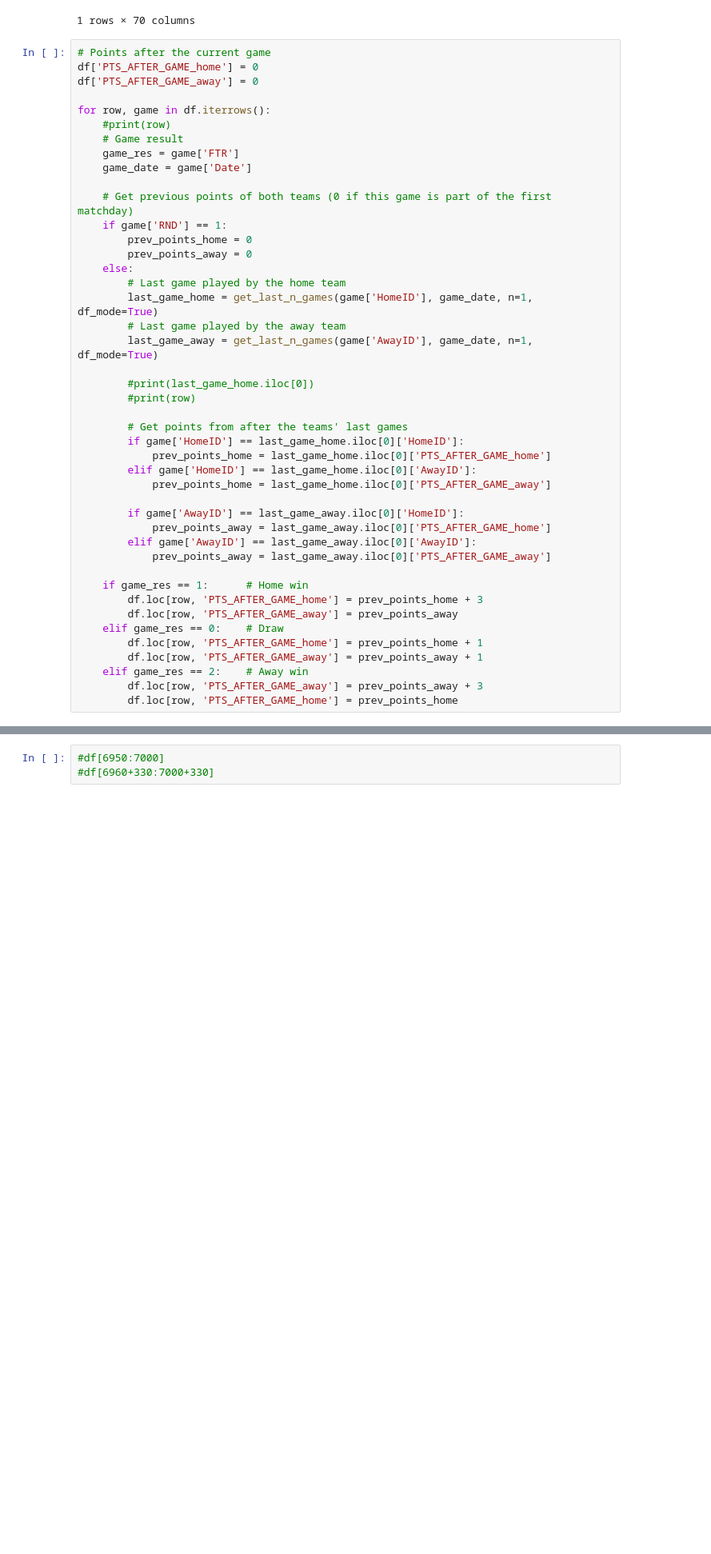
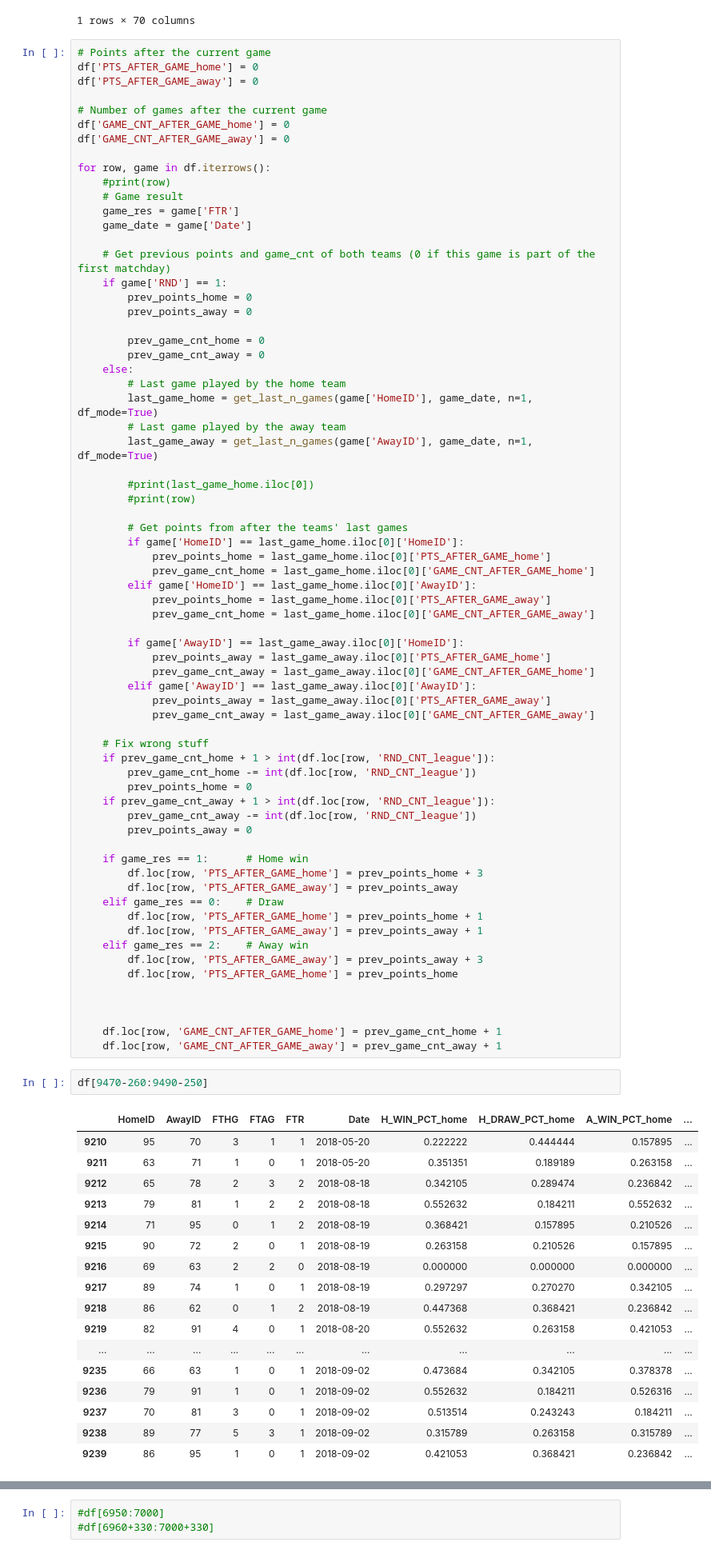
Before and after one commit to michapries/bachelors-thesis, a Jupyter notebook: data_extraction.ipynb, the cells around one changed output, grey strips where cells are left out. Shown at 80% size. Drawn from its saved outputs; the diff is of its cells as text; blank space fills up the shorter version.

```diff
--- a/data_extraction.ipynb
+++ b/data_extraction.ipynb
@@ -685,6 +712,10 @@ get_last_n_games(8, datetime.date(2010,8,22), n=1, df_mode=True)
 # Points after the current game
 df['PTS_AFTER_GAME_home'] = 0
 df['PTS_AFTER_GAME_away'] = 0
+
+# Number of games after the current game
+df['GAME_CNT_AFTER_GAME_home'] = 0
+df['GAME_CNT_AFTER_GAME_away'] = 0
 
 for row, game in df.iterrows():
     #print(row)
@@ -692,10 +723,13 @@ for row, game in df.iterrows():
     game_res = game['FTR']
     game_date = game['Date']
 
-    # Get previous points of both teams (0 if this game is part of the first matchday)
+    # Get previous points and game_cnt of both teams (0 if this game is part of the first matchday)
     if game['RND'] == 1:
         prev_points_home = 0
         prev_points_away = 0
+
+        prev_game_cnt_home = 0
+        prev_game_cnt_away = 0
     else:
         # Last game played by the home team
         last_game_home = get_last_n_games(game['HomeID'], game_date, n=1, df_mode=True)
@@ -708,13 +742,25 @@ for row, game in df.iterrows():
         # Get points from after the teams' last games
         if game['HomeID'] == last_game_home.iloc[0]['HomeID']:
             prev_points_home = last_game_home.iloc[0]['PTS_AFTER_GAME_home']
+            prev_game_cnt_home = last_game_home.iloc[0]['GAME_CNT_AFTER_GAME_home']
         elif game['HomeID'] == last_game_home.iloc[0]['AwayID']:
             prev_points_home = last_game_home.iloc[0]['PTS_AFTER_GAME_away']
+            prev_game_cnt_home = last_game_home.iloc[0]['GAME_CNT_AFTER_GAME_away']
 
         if game['AwayID'] == last_game_away.iloc[0]['HomeID']:
             prev_points_away = last_game_away.iloc[0]['PTS_AFTER_GAME_home']
+            prev_game_cnt_away = last_game_away.iloc[0]['GAME_CNT_AFTER_GAME_home']
         elif game['AwayID'] == last_game_away.iloc[0]['AwayID']:
             prev_points_away = last_game_away.iloc[0]['PTS_AFTER_GAME_away']
+            prev_game_cnt_away = last_game_away.iloc[0]['GAME_CNT_AFTER_GAME_away']
+
+    # Fix wrong stuff
+    if prev_game_cnt_home + 1 > int(df.loc[row, 'RND_CNT_league']):
+        prev_game_cnt_home -= int(df.loc[row, 'RND_CNT_league'])
+        prev_points_home = 0
+    if prev_game_cnt_away + 1 > int(df.loc[row, 'RND_CNT_league']):
+        prev_game_cnt_away -= int(df.loc[row, 'RND_CNT_league'])
+        prev_points_away = 0
 
     if game_res == 1:      # Home win
         df.loc[row, 'PTS_AFTER_GAME_home'] = prev_points_home + 3
@@ -725,3 +771,28 @@ for row, game in df.iterrows():
     elif game_res == 2:    # Away win
         df.loc[row, 'PTS_AFTER_GAME_away'] = prev_points_away + 3
         df.loc[row, 'PTS_AFTER_GAME_home'] = prev_points_home
+
+
+
+    df.loc[row, 'GAME_CNT_AFTER_GAME_home'] = prev_game_cnt_home + 1
+    df.loc[row, 'GAME_CNT_AFTER_GAME_away'] = prev_game_cnt_away + 1
+# %%
+df[9470-260:9490-250]
+# %% [output]
+|  | HomeID | AwayID | FTHG | FTAG | FTR | Date | H_WIN_PCT_home | H_DRAW_PCT_home | A_WIN_PCT_home | ... |
+| 9210 | 95 | 70 | 3 | 1 | 1 | 2018-05-20 | 0.222222 | 0.444444 | 0.157895 | ... |
+| 9211 | 63 | 71 | 1 | 0 | 1 | 2018-05-20 | 0.351351 | 0.189189 | 0.263158 | ... |
+| 9212 | 65 | 78 | 2 | 3 | 2 | 2018-08-18 | 0.342105 | 0.289474 | 0.236842 | ... |
+| 9213 | 79 | 81 | 1 | 2 | 2 | 2018-08-18 | 0.552632 | 0.184211 | 0.552632 | ... |
+| 9214 | 71 | 95 | 0 | 1 | 2 | 2018-08-19 | 0.368421 | 0.157895 | 0.210526 | ... |
+| 9215 | 90 | 72 | 2 | 0 | 1 | 2018-08-19 | 0.263158 | 0.210526 | 0.157895 | ... |
+| 9216 | 69 | 63 | 2 | 2 | 0 | 2018-08-19 | 0.000000 | 0.000000 | 0.000000 | ... |
+| 9217 | 89 | 74 | 1 | 0 | 1 | 2018-08-19 | 0.297297 | 0.270270 | 0.342105 | ... |
+| 9218 | 86 | 62 | 0 | 1 | 2 | 2018-08-19 | 0.447368 | 0.368421 | 0.236842 | ... |
+| 9219 | 82 | 91 | 4 | 0 | 1 | 2018-08-20 | 0.552632 | 0.263158 | 0.421053 | ... |
+| ... | ... | ... | ... | ... | ... | ... | ... | ... | ... | ... |
+| 9235 | 66 | 63 | 1 | 0 | 1 | 2018-09-02 | 0.473684 | 0.342105 | 0.378378 | ... |
+| 9236 | 79 | 91 | 1 | 0 | 1 | 2018-09-02 | 0.552632 | 0.184211 | 0.526316 | ... |
+| 9237 | 70 | 81 | 3 | 0 | 1 | 2018-09-02 | 0.513514 | 0.243243 | 0.184211 | ... |
+| 9238 | 89 | 77 | 5 | 3 | 1 | 2018-09-02 | 0.315789 | 0.263158 | 0.315789 | ... |
+| 9239 | 86 | 95 | 1 | 0 | 1 | 2018-09-02 | 0.421053 | 0.368421 | 0.236842 | ... |
```
Also changed, not shown: parts of 15 cells of this notebook.
